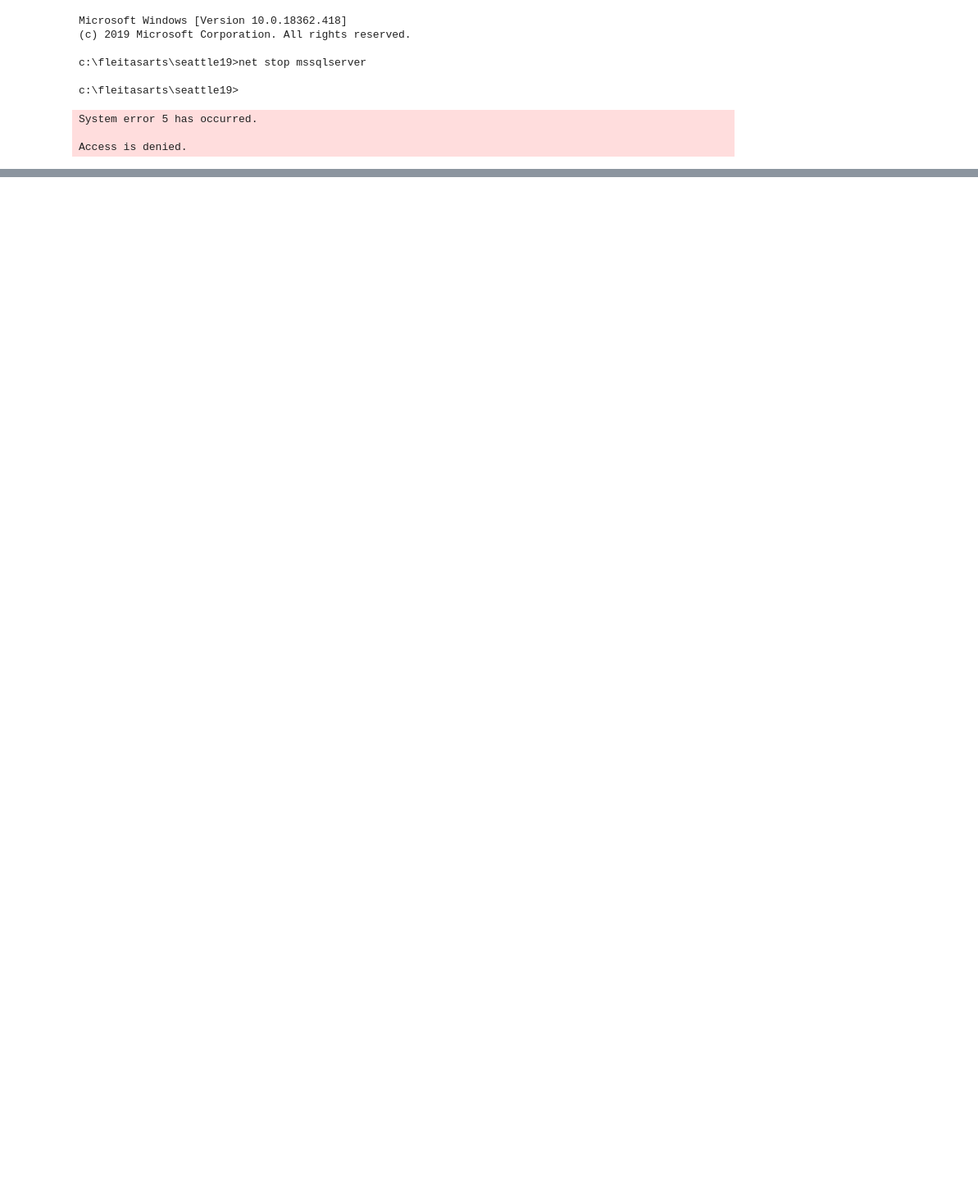
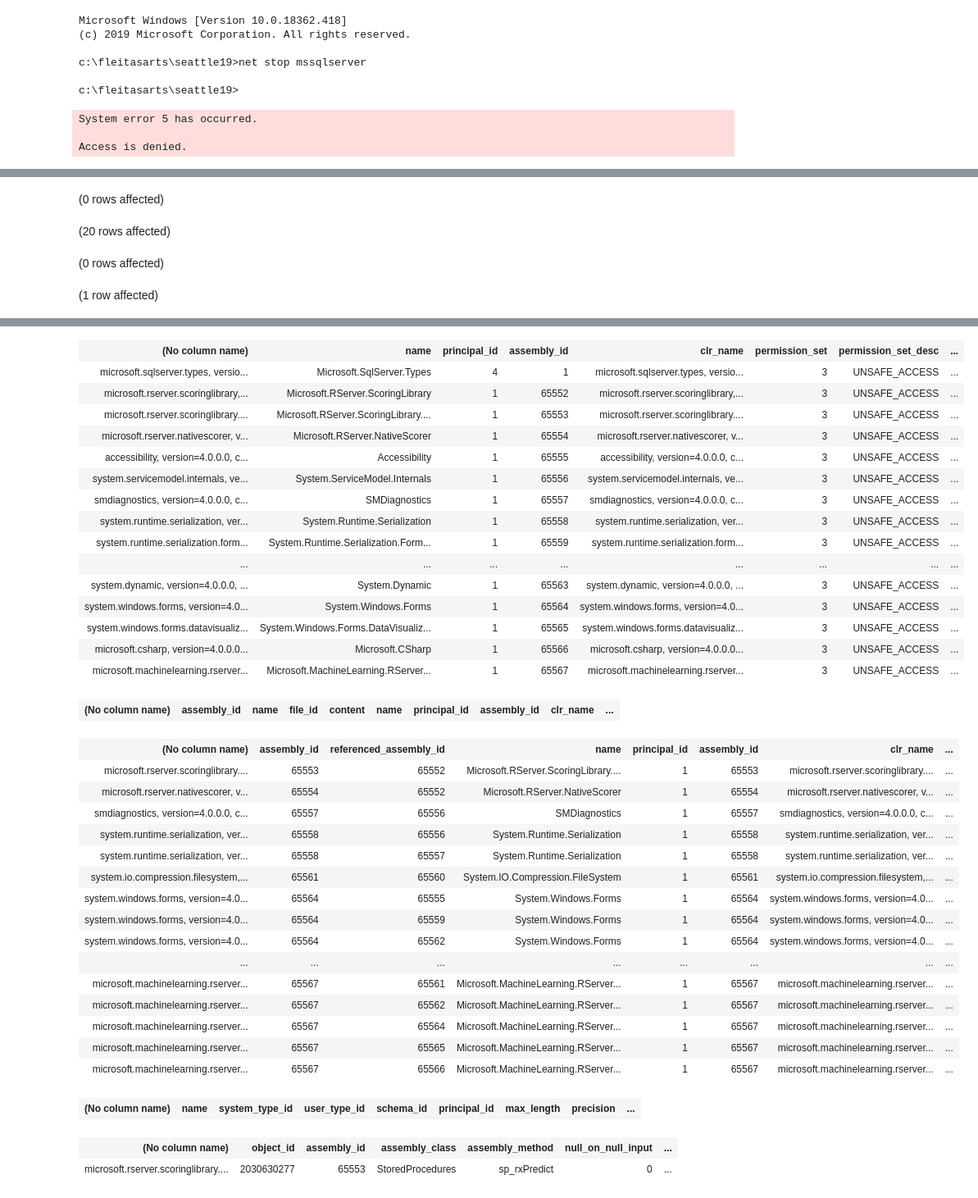
Before and after one commit to hfleitas/seattle2019, a Jupyter notebook: InPlaceIt.ipynb, the cells around one changed output, grey strips where cells are left out. Shown at 82% size. Saved outputs shown, nothing was run; the diff lists cells and outputs as text; code cells hidden in the pictures; blank space fills up the shorter version.

```diff
--- a/InPlaceIt.ipynb
+++ b/InPlaceIt.ipynb
@@ -36,3 +47,41 @@ c:\fleitasarts\seattle19>
 System error 5 has occurred.
 
 Access is denied.
+# %%
+-- use fleitasarts
+use tpcxbb_1gb
+go
+select  assemblyproperty(a.name, 'CLRName'),
+        a.*
+from    sys.assemblies a;
+
+select  assemblyproperty(a.name, 'CLRName'),
+        f.*,
+        a.*
+from    sys.assemblies a
+join    sys.assembly_files f
+    on a.name = f.name
+
+select  assemblyproperty(a.name, 'CLRName'),
+        r.*,
+        a.*
+from    sys.assemblies a
+join    sys.assembly_references r
+    on a.assembly_id = r.assembly_id
+
+select  assemblyproperty(a.name, 'CLRName'),
+        t.*,
+        r.*,
+        a.*
+from    sys.assemblies a
+join    sys.assembly_references r
+    on a.assembly_id = r.assembly_id
+join    sys.assembly_types t
+    on a.assembly_id = t.assembly_id
+
+select  assemblyproperty(a.name, 'CLRName'),
+        m.*
+from    sys.assemblies a
+join    sys.assembly_modules m
+    on a.assembly_id = m.assembly_id
+# %% [output]
@@ -38,0 +90,4 @@ Access is denied.
+(0 rows affected)
+(20 rows affected)
+(0 rows affected)
+(1 row affected)
@@ -38,0 +95,36 @@ Access is denied.
+| (No column name) | name | principal_id | assembly_id | clr_name | permission_set | permission_set_desc | ... |
+| microsoft.sqlserver.types, versio... | Microsoft.SqlServer.Types | 4 | 1 | microsoft.sqlserver.types, versio... | 3 | UNSAFE_ACCESS | ... |
+| microsoft.rserver.scoringlibrary,... | Microsoft.RServer.ScoringLibrary | 1 | 65552 | microsoft.rserver.scoringlibrary,... | 3 | UNSAFE_ACCESS | ... |
+| microsoft.rserver.scoringlibrary.... | Microsoft.RServer.ScoringLibrary.... | 1 | 65553 | microsoft.rserver.scoringlibrary.... | 3 | UNSAFE_ACCESS | ... |
+| microsoft.rserver.nativescorer, v... | Microsoft.RServer.NativeScorer | 1 | 65554 | microsoft.rserver.nativescorer, v... | 3 | UNSAFE_ACCESS | ... |
+| accessibility, version=4.0.0.0, c... | Accessibility | 1 | 65555 | accessibility, version=4.0.0.0, c... | 3 | UNSAFE_ACCESS | ... |
+| system.servicemodel.internals, ve... | System.ServiceModel.Internals | 1 | 65556 | system.servicemodel.internals, ve... | 3 | UNSAFE_ACCESS | ... |
+| smdiagnostics, version=4.0.0.0, c... | SMDiagnostics | 1 | 65557 | smdiagnostics, version=4.0.0.0, c... | 3 | UNSAFE_ACCESS | ... |
+| system.runtime.serialization, ver... | System.Runtime.Serialization | 1 | 65558 | system.runtime.serialization, ver... | 3 | UNSAFE_ACCESS | ... |
+| system.runtime.serialization.form... | System.Runtime.Serialization.Form... | 1 | 65559 | system.runtime.serialization.form... | 3 | UNSAFE_ACCESS | ... |
+| ... | ... | ... | ... | ... | ... | ... | ... |
+| system.dynamic, version=4.0.0.0, ... | System.Dynamic | 1 | 65563 | system.dynamic, version=4.0.0.0, ... | 3 | UNSAFE_ACCESS | ... |
+| system.windows.forms, version=4.0... | System.Windows.Forms | 1 | 65564 | system.windows.forms, version=4.0... | 3 | UNSAFE_ACCESS | ... |
+| system.windows.forms.datavisualiz... | System.Windows.Forms.DataVisualiz... | 1 | 65565 | system.windows.forms.datavisualiz... | 3 | UNSAFE_ACCESS | ... |
+| microsoft.csharp, version=4.0.0.0... | Microsoft.CSharp | 1 | 65566 | microsoft.csharp, version=4.0.0.0... | 3 | UNSAFE_ACCESS | ... |
+| microsoft.machinelearning.rserver... | Microsoft.MachineLearning.RServer... | 1 | 65567 | microsoft.machinelearning.rserver... | 3 | UNSAFE_ACCESS | ... |
+| (No column name) | assembly_id | name | file_id | content | name | principal_id | assembly_id | clr_name | ... |
+| (No column name) | assembly_id | referenced_assembly_id | name | principal_id | assembly_id | clr_name | ... |
+| microsoft.rserver.scoringlibrary.... | 65553 | 65552 | Microsoft.RServer.ScoringLibrary.... | 1 | 65553 | microsoft.rserver.scoringlibrary.... | ... |
+| microsoft.rserver.nativescorer, v... | 65554 | 65552 | Microsoft.RServer.NativeScorer | 1 | 65554 | microsoft.rserver.nativescorer, v... | ... |
+| smdiagnostics, version=4.0.0.0, c... | 65557 | 65556 | SMDiagnostics | 1 | 65557 | smdiagnostics, version=4.0.0.0, c... | ... |
+| system.runtime.serialization, ver... | 65558 | 65556 | System.Runtime.Serialization | 1 | 65558 | system.runtime.serialization, ver... | ... |
+| system.runtime.serialization, ver... | 65558 | 65557 | System.Runtime.Serialization | 1 | 65558 | system.runtime.serialization, ver... | ... |
+| system.io.compression.filesystem,... | 65561 | 65560 | System.IO.Compression.FileSystem | 1 | 65561 | system.io.compression.filesystem,... | ... |
+| system.windows.forms, version=4.0... | 65564 | 65555 | System.Windows.Forms | 1 | 65564 | system.windows.forms, version=4.0... | ... |
+| system.windows.forms, version=4.0... | 65564 | 65559 | System.Windows.Forms | 1 | 65564 | system.windows.forms, version=4.0... | ... |
+| system.windows.forms, version=4.0... | 65564 | 65562 | System.Windows.Forms | 1 | 65564 | system.windows.forms, version=4.0... | ... |
+| ... | ... | ... | ... | ... | ... | ... | ... |
+| microsoft.machinelearning.rserver... | 65567 | 65561 | Microsoft.MachineLearning.RServer... | 1 | 65567 | microsoft.machinelearning.rserver... | ... |
+| microsoft.machinelearning.rserver... | 65567 | 65562 | Microsoft.MachineLearning.RServer... | 1 | 65567 | microsoft.machinelearning.rserver... | ... |
+| microsoft.machinelearning.rserver... | 65567 | 65564 | Microsoft.MachineLearning.RServer... | 1 | 65567 | microsoft.machinelearning.rserver... | ... |
+| microsoft.machinelearning.rserver... | 65567 | 65565 | Microsoft.MachineLearning.RServer... | 1 | 65567 | microsoft.machinelearning.rserver... | ... |
+| microsoft.machinelearning.rserver... | 65567 | 65566 | Microsoft.MachineLearning.RServer... | 1 | 65567 | microsoft.machinelearning.rserver... | ... |
+| (No column name) | name | system_type_id | user_type_id | schema_id | principal_id | max_length | precision | ... |
+| (No column name) | object_id | assembly_id | assembly_class | assembly_method | null_on_null_input | ... |
+| microsoft.rserver.scoringlibrary.... | 2030630277 | 65553 | StoredProcedures | sp_rxPredict | 0 | ... |
```
Also changed, not shown: parts of 3 cells of this notebook, 1 other file.
